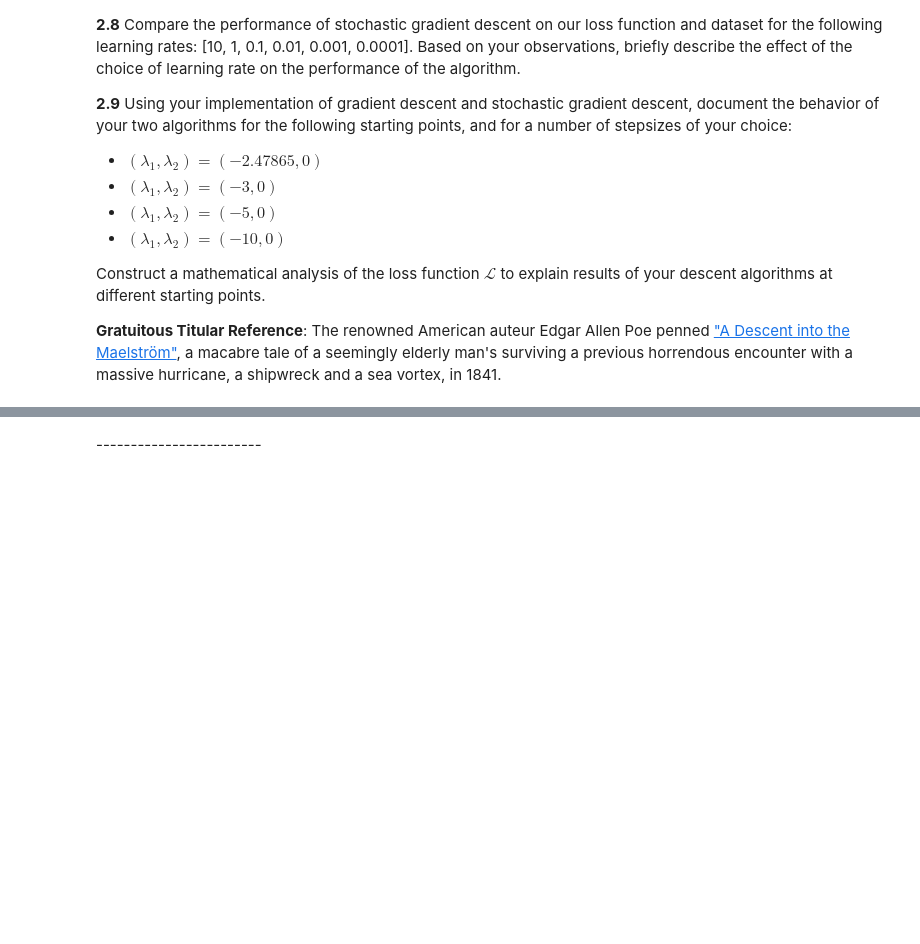
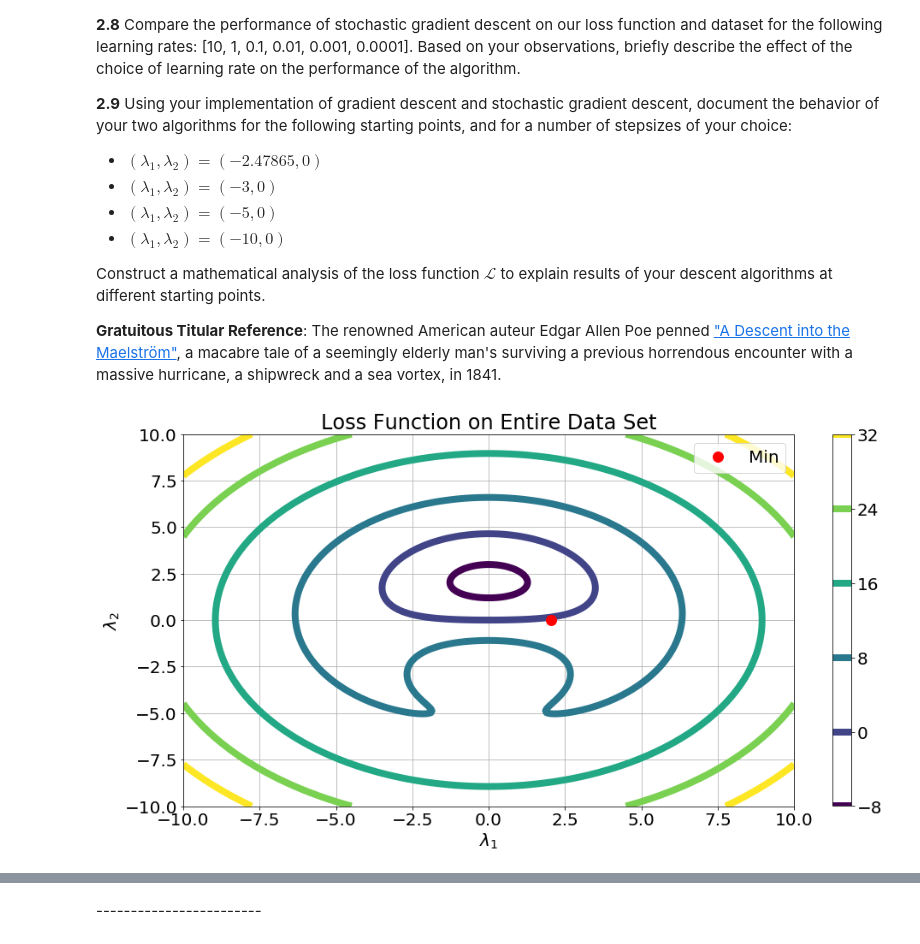
Before and after one commit to IACS-AM-207-Braavos/AM-207, a Jupyter notebook: hw6/AM207_HW6_MSE.ipynb, the cells around one changed output, grey strips where cells are left out. Cells and saved outputs as stored; diff of their text form; code cells hidden in the pictures; blank space fills up the shorter version.

```diff
--- a/hw6/AM207_HW6_MSE.ipynb
+++ b/hw6/AM207_HW6_MSE.ipynb
@@ -518,0 +585,35 @@ Construct a mathematical analysis of the loss function $\mathcal{L}$ to explain
+# %%
+# 2.1 Visualize the loss function
+
+# Minimum is given
+lambda1_min = 2.05384
+lambda2_min = 0.0
+# lambdas_min = np.array([lambda1_min, lambda2_min])
+loss_min = L(lambda1_min, lambda2_min)
+
+# Grid of lambda1 and lambda2
+grid_size: int = 200
+lambda1_samp = np.linspace(-10, 10, grid_size)
+lambda2_samp = np.linspace(-10, 10, grid_size)
+lambda1_grid, lambda2_grid = np.meshgrid(lambda1_samp, lambda2_samp)
+# Grid of the total loss function
+if 'loss_grid' not in globals():
+    loss_grid = np.zeros((grid_size, grid_size))
+    for i, lambda1 in enumerate(lambda1_samp):
+        for j, lambda2 in enumerate(lambda2_samp):
+            loss_grid[i,j] = L(lambda1, lambda2)
+
+# Plot the loss function
+fig, ax = plt.subplots()
+fig.set_size_inches([16, 8])
+ax.set_title('Loss Function on Entire Data Set')
+ax.set_xlabel(r'$\lambda_1$')
+ax.set_ylabel(r'$\lambda_2$')
+cs = ax.contour(lambda1_grid, lambda2_grid, loss_grid, linewidths=8)
+ax.plot(lambda1_min, lambda2_min, label='Min', marker='o', markersize=12, linewidth=0, color='r')
+fig.colorbar(cs, ax=ax)
+ax.legend()
+ax.grid()
+plt.show()
+# %% [output]
+[figure, added]
```
Also changed, not shown: parts of 2 cells of this notebook, 1 other file.
